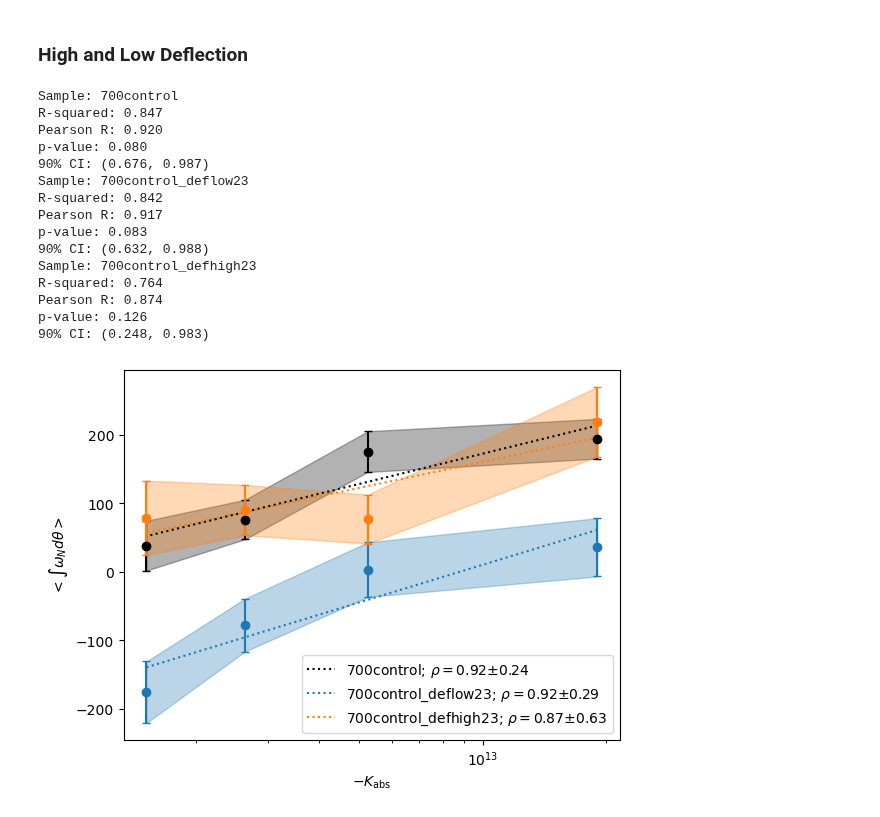
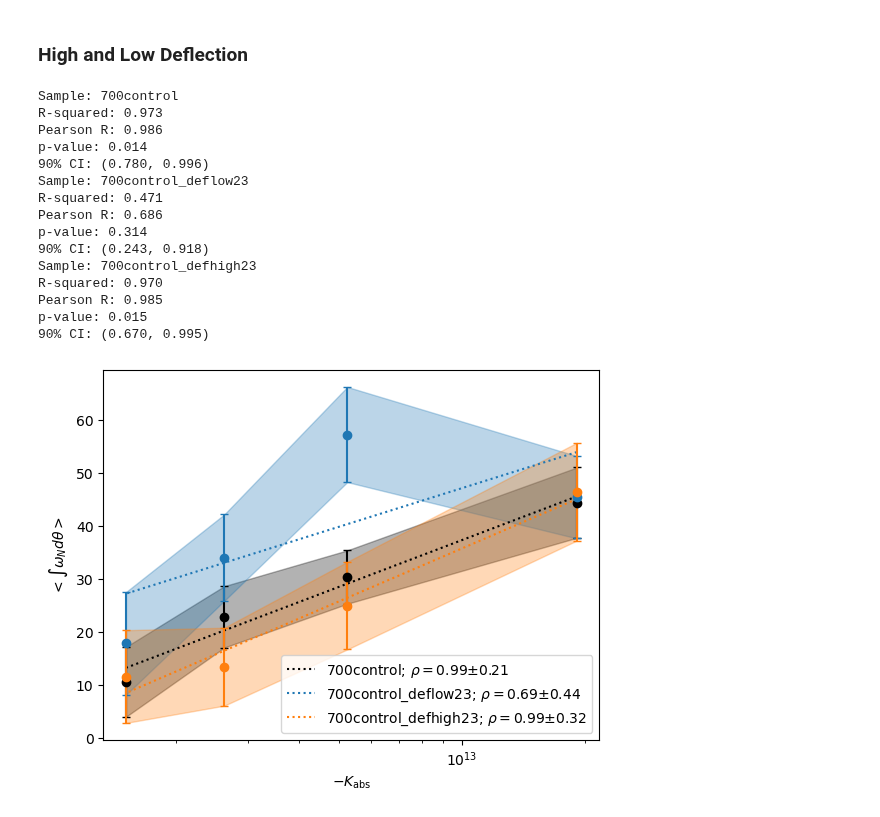
Before and after one commit to FedeDavilaKurban/Auger, a Jupyter notebook: plots.ipynb, the cells around one changed output. Cells and saved outputs as stored; diff of their text form; code cells hidden in the pictures.

```diff
--- a/plots.ipynb
+++ b/plots.ipynb
@@ -446,7 +446,7 @@ from astropy.io import ascii
 
 nquant = int(4)
 nbootstrap = int(500)
-maxsep = int(70)
+maxsep = int(25)
 
 fig, ax = plt.subplots()
 
@@ -479,43 +479,43 @@ for sample, color in zip(samples,colors):
 
     #label = f'{sample}; '+r'$R^2=$'+f'{res_lr.rvalue**2:.2f}'
     #label = f'{sample}; '+r'$\rho=$'+f'{res_prs.statistic:.2f}; '+r'$p=$'+f'{res_prs.pvalue:.2f}'
     label = f'{sample}; '+r'$\rho=$'+f'{res_prs.statistic:.2f}'+r'$\pm$'+f'{pearson_ci:.2f}'
 
     #ax.plot(-meanMag, res_lr.intercept - res_lr.slope*meanMag, ls=':',c=color,\
     #        label=label)
     ax.plot(10**(-.4*meanMag+3.28), res_lr.intercept - res_lr.slope*meanMag, ls=':',c=color,\
             label=label)
 
     #for i in range(len(int_mean)):
     ax.errorbar(10**(-.4*meanMag+3.28),int_mean,yerr=int_std,c=color,fmt='o',capsize=3)
     #ax.scatter(-meanMag,int_mean,c=color,marker='o')
     ax.fill_between(10**(-.4*meanMag+3.28),y1=int_mean-int_std,y2=int_mean+int_std,color=color,alpha=.3)
 
 
 ax.set_xscale('log')
 
 ax.set_ylabel(r'$<\int\omega_Nd\theta>$')
 ax.set_xlabel(r'$-K_{\mathrm{abs}}$')
 
 ax.legend(loc=0)
 
 #plt.savefig(f'../plots/int_K_nq{nquant}_nbs{nbootstrap}_700control_comparison.png')
 
 plt.show()
 # %% [output]
 Sample: 700control
-R-squared: 0.847
-Pearson R: 0.920
-p-value: 0.080
-90% CI: (0.676, 0.987)
+R-squared: 0.973
+Pearson R: 0.986
+p-value: 0.014
+90% CI: (0.780, 0.996)
 Sample: 700control_deflow23
-R-squared: 0.842
-Pearson R: 0.917
-p-value: 0.083
-90% CI: (0.632, 0.988)
+R-squared: 0.471
+Pearson R: 0.686
+p-value: 0.314
+90% CI: (0.243, 0.918)
 Sample: 700control_defhigh23
-R-squared: 0.764
-Pearson R: 0.874
-p-value: 0.126
-90% CI: (0.248, 0.983)
+R-squared: 0.970
+Pearson R: 0.985
+p-value: 0.015
+90% CI: (0.670, 0.995)
-[figure, old version]
+[figure, new version]
```
Also changed, not shown: 3 other files.
